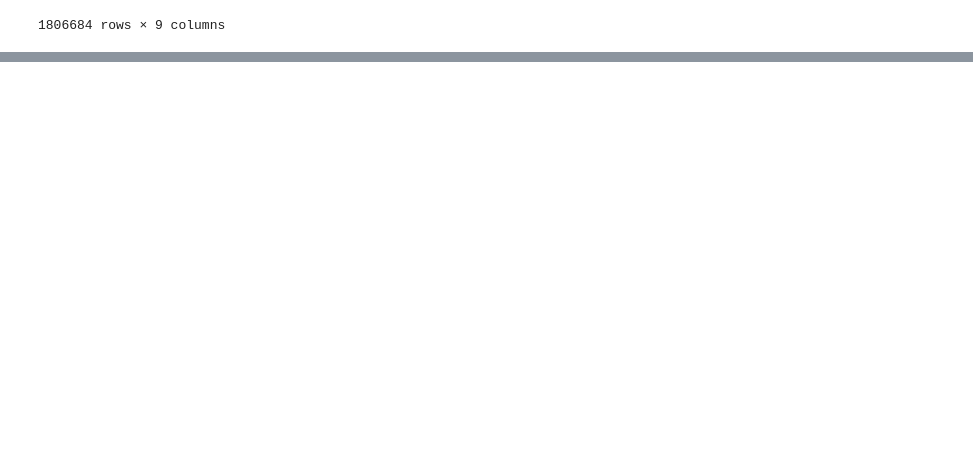
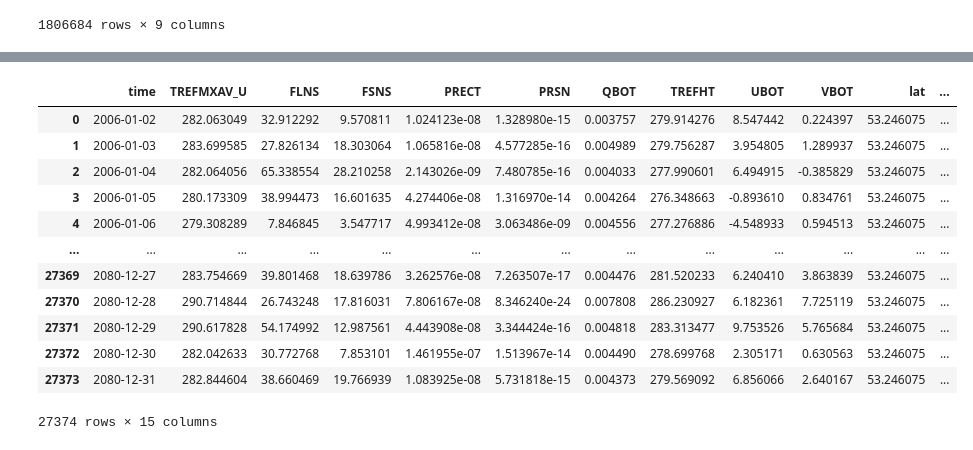
Before and after one commit to Chloe-CC276/EART60702_project2_group3, a Jupyter notebook: open_data.ipynb, the cells around one changed output, grey strips where cells are left out. Cells and saved outputs as stored; diff of their text form; code cells hidden in the pictures; blank space fills up the shorter version.

```diff
--- a/open_data.ipynb
+++ b/open_data.ipynb
@@ -47,0 +142,33 @@ ds_004.to_dataframe()
+# %%
+# read 007
+ds_007=xr.open_dataset("D:/Man/Earth and Environment/project2/007_2006_2080_352_360.nc")
+
+ds_007_man=ds_007.sel(lat=man_lat,lon=man_lon,method='nearest')
+
+if hasattr(ds_007_man.indexes['time'], 'to_datetimeindex'):
+    datetime_index=ds_007_man.indexes['time'].to_datetimeindex()
+    ds_007_man['time']=datetime_index
+
+man_007=ds_007_man.to_dataframe().reset_index()
+
+man_007['year']=man_007['time'].dt.year
+man_007['month']=man_007['time'].dt.month
+man_007['day']=man_007['time'].dt.day_of_year
+
+man_007.to_csv("D:/Man/Earth and Environment/project2/007_manchester.csv",index=False)
+
+man_007
+# %% [output]
+|  | time | TREFMXAV_U | FLNS | FSNS | PRECT | PRSN | QBOT | TREFHT | UBOT | VBOT | lat | ... |
+| 0 | 2006-01-02 | 282.063049 | 32.912292 | 9.570811 | 1.024123e-08 | 1.328980e-15 | 0.003757 | 279.914276 | 8.547442 | 0.224397 | 53.246075 | ... |
+| 1 | 2006-01-03 | 283.699585 | 27.826134 | 18.303064 | 1.065816e-08 | 4.577285e-16 | 0.004989 | 279.756287 | 3.954805 | 1.289937 | 53.246075 | ... |
+| 2 | 2006-01-04 | 282.064056 | 65.338554 | 28.210258 | 2.143026e-09 | 7.480785e-16 | 0.004033 | 277.990601 | 6.494915 | -0.385829 | 53.246075 | ... |
+| 3 | 2006-01-05 | 280.173309 | 38.994473 | 16.601635 | 4.274406e-08 | 1.316970e-14 | 0.004264 | 276.348663 | -0.893610 | 0.834761 | 53.246075 | ... |
+| 4 | 2006-01-06 | 279.308289 | 7.846845 | 3.547717 | 4.993412e-08 | 3.063486e-09 | 0.004556 | 277.276886 | -4.548933 | 0.594513 | 53.246075 | ... |
+| ... | ... | ... | ... | ... | ... | ... | ... | ... | ... | ... | ... | ... |
+| 27369 | 2080-12-27 | 283.754669 | 39.801468 | 18.639786 | 3.262576e-08 | 7.263507e-17 | 0.004476 | 281.520233 | 6.240410 | 3.863839 | 53.246075 | ... |
+| 27370 | 2080-12-28 | 290.714844 | 26.743248 | 17.816031 | 7.806167e-08 | 8.346240e-24 | 0.007808 | 286.230927 | 6.182361 | 7.725119 | 53.246075 | ... |
+| 27371 | 2080-12-29 | 290.617828 | 54.174992 | 12.987561 | 4.443908e-08 | 3.344424e-16 | 0.004818 | 283.313477 | 9.753526 | 5.765684 | 53.246075 | ... |
+| 27372 | 2080-12-30 | 282.042633 | 30.772768 | 7.853101 | 1.461955e-07 | 1.513967e-14 | 0.004490 | 278.699768 | 2.305171 | 0.630563 | 53.246075 | ... |
+| 27373 | 2080-12-31 | 282.844604 | 38.660469 | 19.766939 | 1.083925e-08 | 5.731818e-15 | 0.004373 | 279.569092 | 6.856066 | 2.640167 | 53.246075 | ... |
+27374 rows × 15 columns
```
Also changed, not shown: parts of 8 cells of this notebook.
